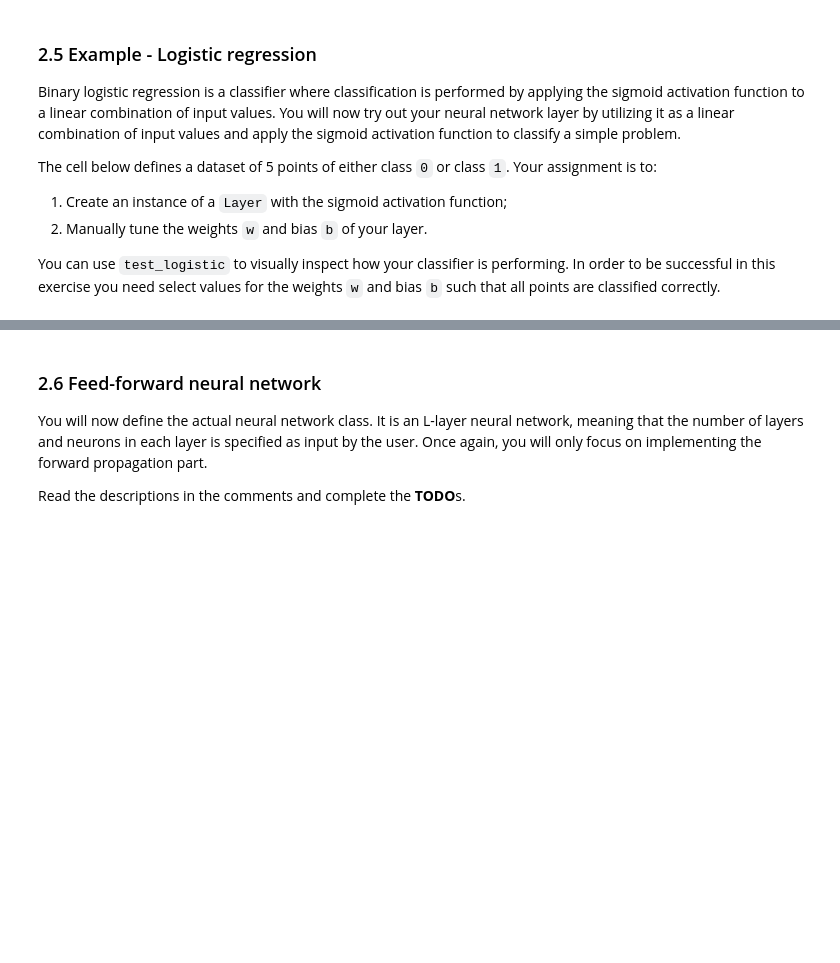
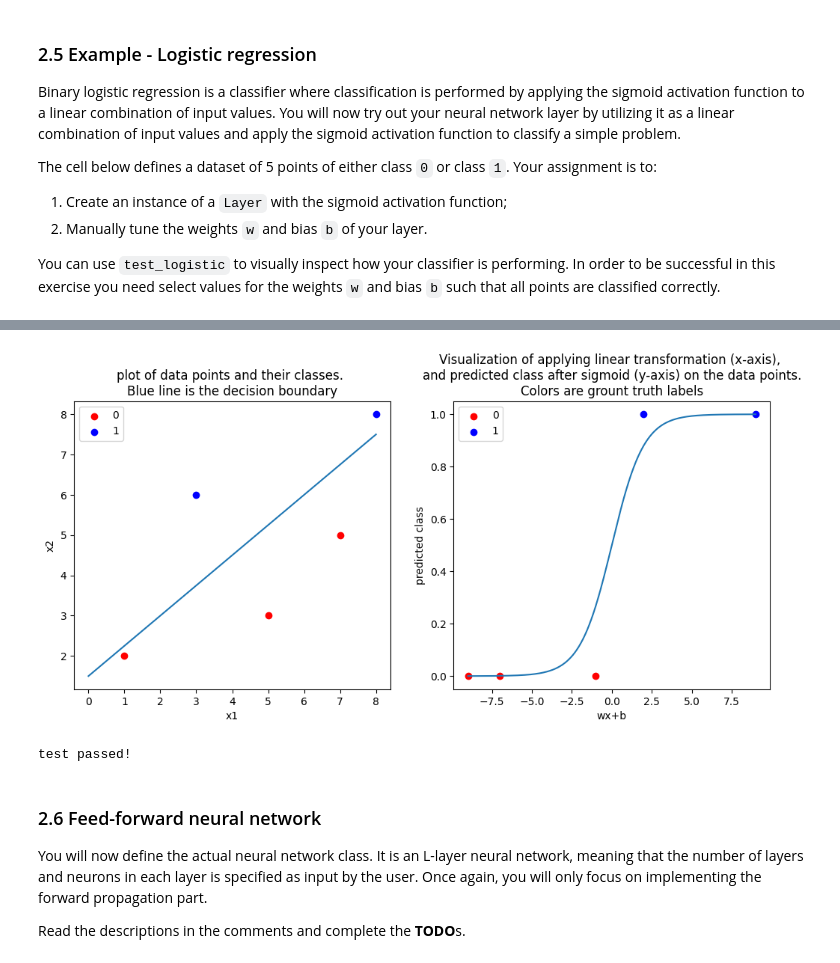
Before and after one commit to chenbin234/SSY340_Deep_machine_learning, a Jupyter notebook: IHA1.ipynb, the cells around one changed output, grey strips where cells are left out. Cells and saved outputs as stored; diff of their text form; code cells hidden in the pictures; blank space fills up the shorter version.

```diff
--- a/IHA1.ipynb
+++ b/IHA1.ipynb
@@ -463,9 +512,14 @@ def initialize_weights(layer_shape):
         properties mu = 0, stddev = 2. Has a type of 'numpy.ndarray'
     b - a vector of initialized biases with shape (1,output_dim), all of value zero. Has a type of 'numpy.ndarray'
     """
-    w = None # TODO
-    b = None # TODO
+    # w = None # TODO
+    # b = None # TODO
+
     # YOUR CODE HERE
+    w = np.random.normal(loc=0, scale=2, size=(layer_shape[0], layer_shape[1]))
+
+    b = np.zeros((1, layer_shape[1]))
+
 
     return w, b
 # %%
@@ -504,9 +560,13 @@ class Layer:
         activation_fn - a reference to the activation function to use.
                         Has the type 'function'
         """
-        self.w, self.b = None, None # TODO
-        self.activation_fn = None # TODO
+        # self.w, self.b = None, None # TODO
+        # self.activation_fn = None # TODO
+
         # YOUR CODE HERE
+        self.w, self.b = initialize_weights((input_dim, output_dim))
+        self.activation_fn = activation_fn
+
 
 
     def forward_prop(self, a_prev):
@@ -521,8 +581,11 @@ class Layer:
         a - the output of the layer when performing forward propagation. Has the type 'numpy.ndarray'
         """
 
-        a = None # TODO
+        # a = None # TODO
+
         # YOUR CODE HERE
+        z = np.dot(a_prev, self.w) + self.b
+        a = self.activation_fn(z)
 
         return a
 # %%
@@ -558,14 +629,20 @@ test_logistic(X_s, Y_s)
 # %%
 # create an instance of layer
 l = Layer(2,1,sigmoid)
 
 # TODO: manually tune weights
-l.w = None
-l.b = None
+# l.w = None
+# l.b = None
 # YOUR CODE HERE
+l.w = np.array([[-3], [4]])
+l.b = np.array([-6])
+
 
 # testing your choice of weights with this function
 test_logistic(X_s,Y_s,l,sigmoid)
+# %% [output]
+[figure, added]
+test passed!
 # %% [markdown]
 ### 2.6 Feed-forward neural network
 You will now define the actual neural network class. It is an L-layer neural network, meaning that the number of layers and neurons in each layer is specified as input by the user. Once again, you will only focus on implementing the forward propagation part.
```
Also changed, not shown: parts of 28 cells of this notebook.
